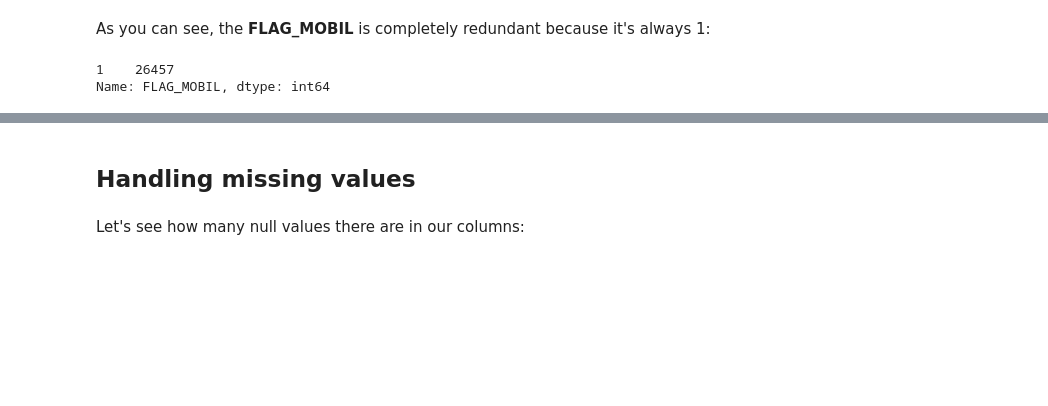
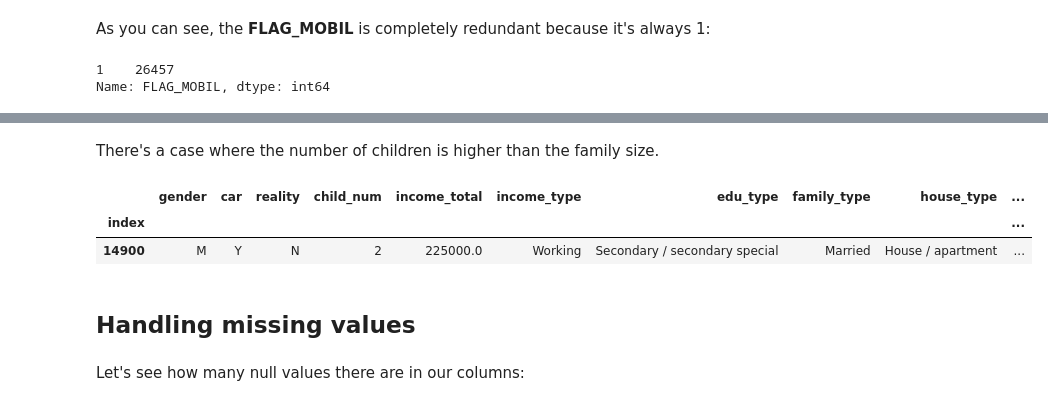
Before and after one commit to nahyunryou/AIML_project, a Jupyter notebook: notebooks/eda.ipynb, the cells around one changed output, grey strips where cells are left out. Drawn from its saved outputs; the diff is of its cells as text; code cells hidden in the pictures; blank space fills up the shorter version.

```diff
--- a/notebooks/eda.ipynb
+++ b/notebooks/eda.ipynb
@@ -197,3 +233,11 @@ Name: FLAG_MOBIL, dtype: int64
+# %% [markdown]
+There's a case where the number of children is higher than the family size.
+# %%
+df.loc[(df['family_size']-df['child_num']) < 0]
+# %% [output]
+|  | gender | car | reality | child_num | income_total | income_type | edu_type | family_type | house_type | ... |
+| index |  |  |  |  |  |  |  |  |  | ... |
+| 14900 | M | Y | N | 2 | 225000.0 | Working | Secondary / secondary special | Married | House / apartment | ... |
 # %% [markdown]
 ## **Handling missing values**
 # %% [markdown]
```
Also changed, not shown: parts of 25 cells of this notebook.
